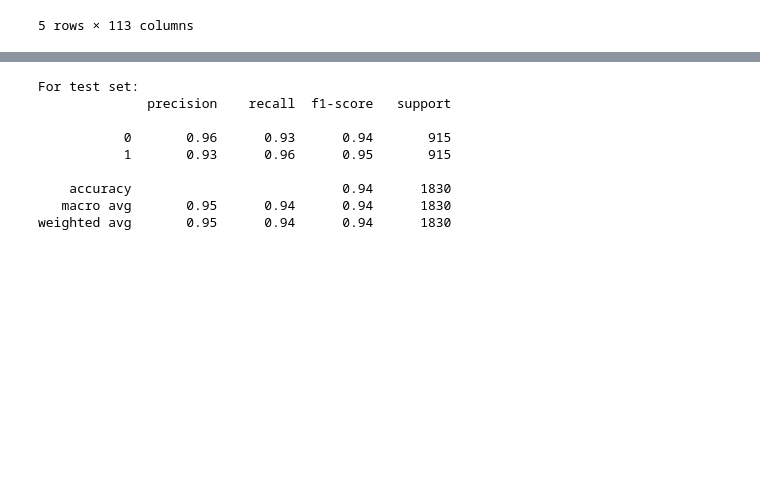
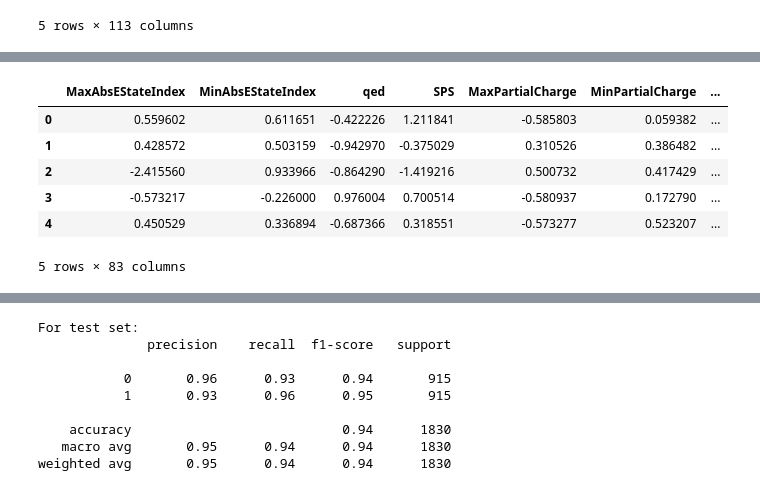
Before and after one commit to Protolaw/a2a_binary_classifier, a Jupyter notebook: Logistic regr.ipynb, the cells around one changed output, grey strips where cells are left out. Cells and saved outputs as stored; diff of their text form; code cells hidden in the pictures; blank space fills up the shorter version.

```diff
--- a/Logistic regr.ipynb
+++ b/Logistic regr.ipynb
@@ -75,3 +55,13 @@ X.shape
+# %%
+X_train.head()
+# %% [output]
+|  | MaxAbsEStateIndex | MinAbsEStateIndex | qed | SPS | MaxPartialCharge | MinPartialCharge | ... |
+| 0 | 0.559602 | 0.611651 | -0.422226 | 1.211841 | -0.585803 | 0.059382 | ... |
+| 1 | 0.428572 | 0.503159 | -0.942970 | -0.375029 | 0.310526 | 0.386482 | ... |
+| 2 | -2.415560 | 0.933966 | -0.864290 | -1.419216 | 0.500732 | 0.417429 | ... |
+| 3 | -0.573217 | -0.226000 | 0.976004 | 0.700514 | -0.580937 | 0.172790 | ... |
+| 4 | 0.450529 | 0.336894 | -0.687366 | 0.318551 | -0.573277 | 0.523207 | ... |
+5 rows × 83 columns
 # %%
 lr = LogisticRegression(max_iter=200)
 scoring_lr = {"AUC": "roc_auc", "Accuracy": make_scorer(accuracy_score)}
```
Also changed, not shown: parts of 26 cells of this notebook, 1 other file.
